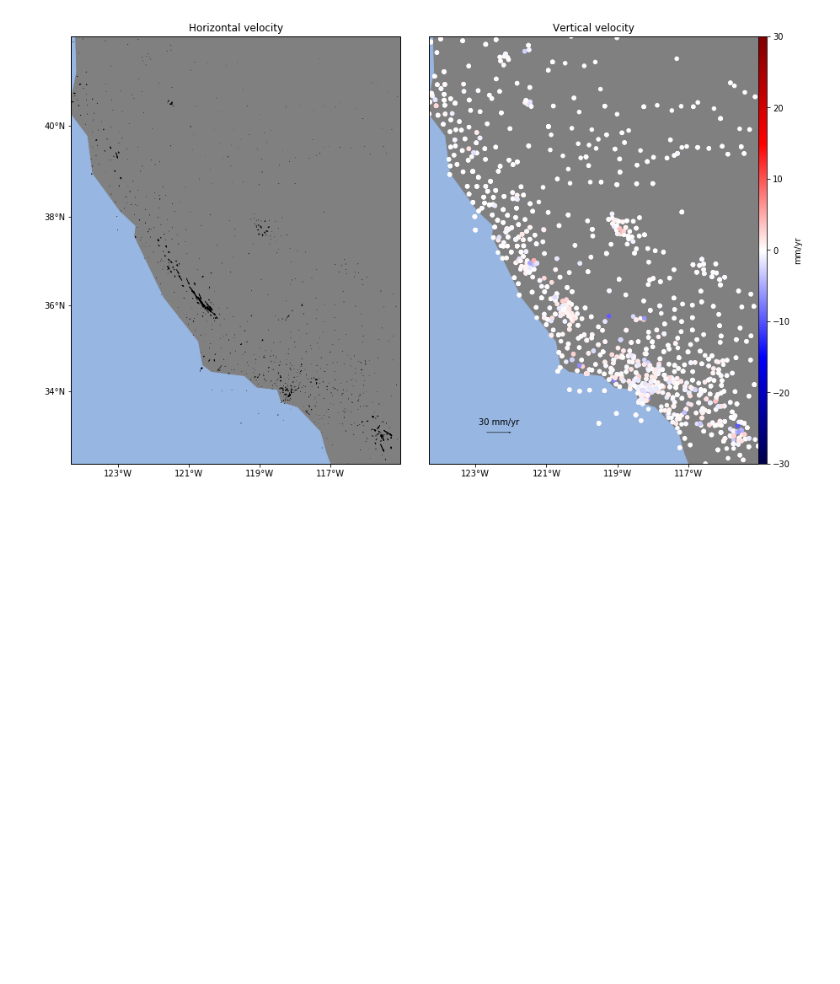
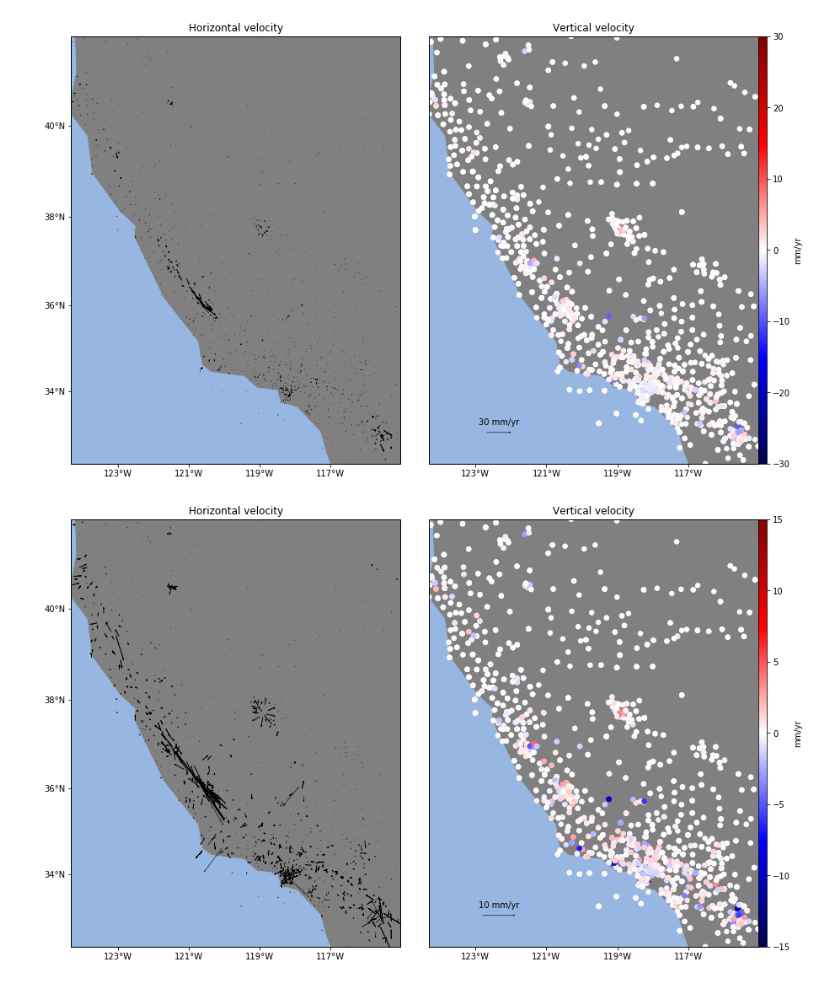
Before and after one commit to leouieda/aogs2018-gps, a Jupyter notebook: code/notebooks/california-data.ipynb, the cells around one changed output. Saved outputs shown, nothing was run; the diff lists cells and outputs as text; code cells hidden in the pictures; blank space fills up the shorter version.

Commit message:
Figures for the real data application

```diff
--- a/code/notebooks/california-data.ipynb
+++ b/code/notebooks/california-data.ipynb
@@ -146,2 +151,7 @@ _ = plot_data(make_residuals(cv_chain), 'pbo-cv-residuals', maxabs=30, scale=400
 # %% [output]
 [figure]
+# %%
+_ = plot_data(make_residuals(cv_chain), 'pbo-cv-residuals-exaggerated', maxabs=15, s=30,
+              scale=100, key=10)
+# %% [output]
+[figure, added]
```
Also changed, not shown: parts of 5 cells of this notebook, 5 other files.
